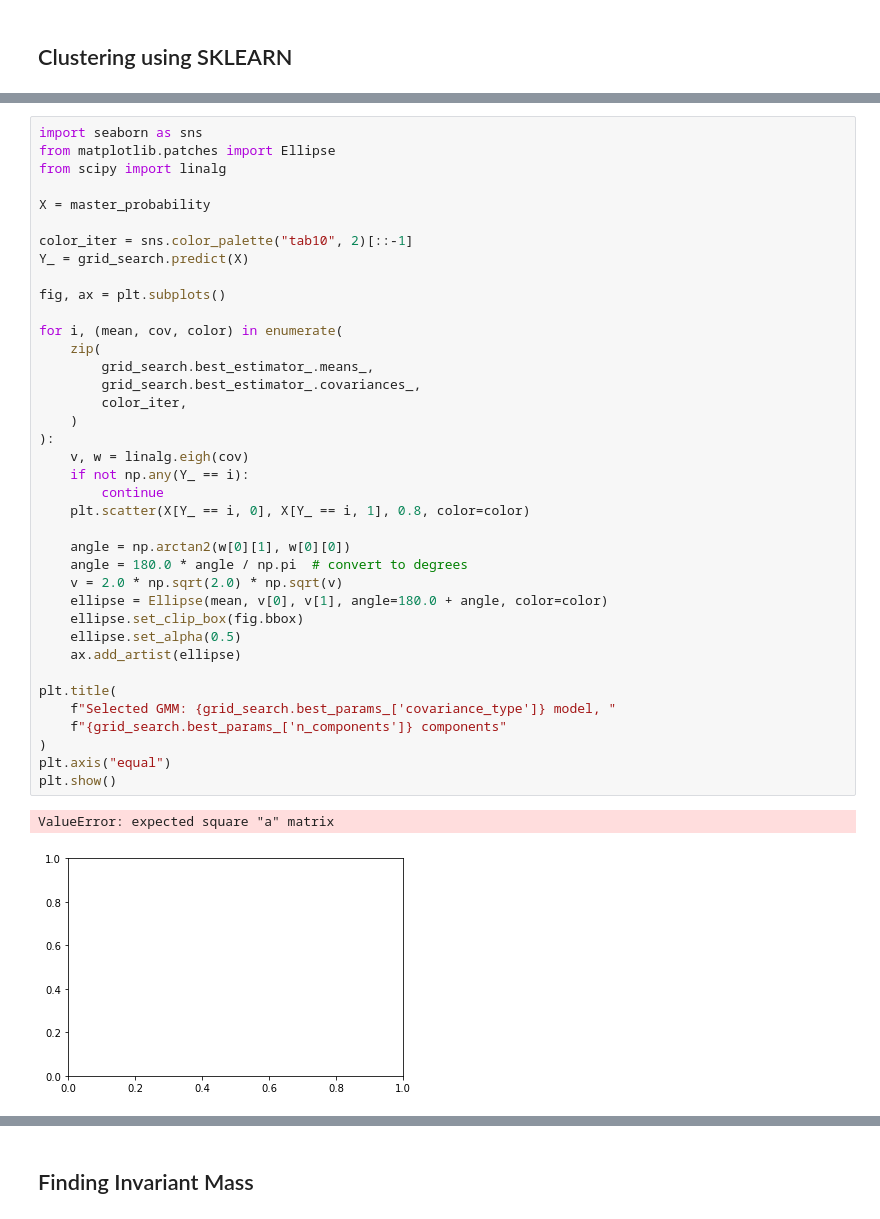
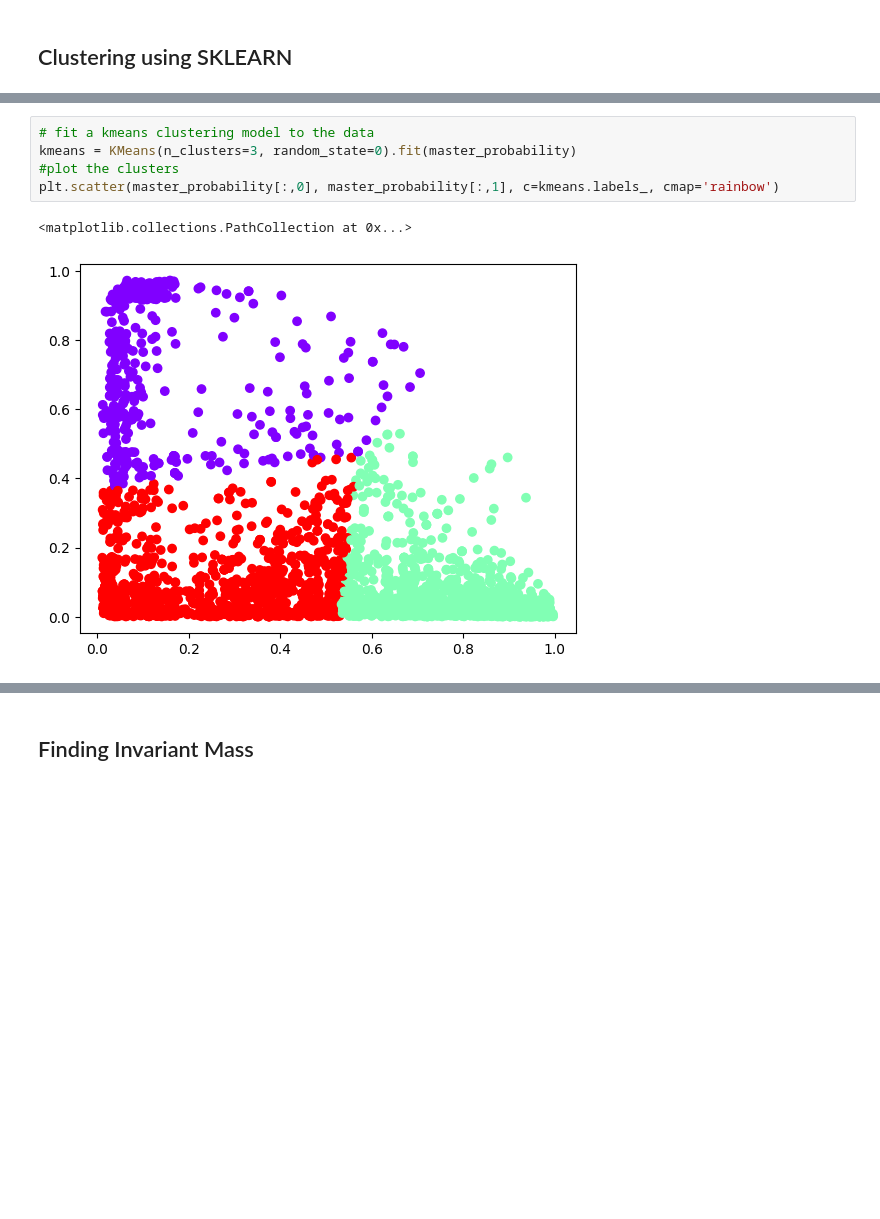
Before and after one commit to aavashsubedi/labs_yr3, a Jupyter notebook: matter_antimatter/aavash.ipynb, the cells around one changed output, grey strips where cells are left out. Drawn from its saved outputs; the diff is of its cells as text; blank space fills up the shorter version.

```diff
--- a/matter_antimatter/aavash.ipynb
+++ b/matter_antimatter/aavash.ipynb
@@ -560,41 +569,8 @@ df.sort_values(by="BIC score").head()
-# %%
-import seaborn as sns
-from matplotlib.patches import Ellipse
-from scipy import linalg
-
-X = master_probability
-
-color_iter = sns.color_palette("tab10", 2)[::-1]
-Y_ = grid_search.predict(X)
-
-fig, ax = plt.subplots()
-
-for i, (mean, cov, color) in enumerate(
-    zip(
-        grid_search.best_estimator_.means_,
-        grid_search.best_estimator_.covariances_,
-        color_iter,
-    )
-):
-    v, w = linalg.eigh(cov)
-    if not np.any(Y_ == i):
-        continue
-    plt.scatter(X[Y_ == i, 0], X[Y_ == i, 1], 0.8, color=color)
-
-    angle = np.arctan2(w[0][1], w[0][0])
-    angle = 180.0 * angle / np.pi  # convert to degrees
-    v = 2.0 * np.sqrt(2.0) * np.sqrt(v)
-    ellipse = Ellipse(mean, v[0], v[1], angle=180.0 + angle, color=color)
-    ellipse.set_clip_box(fig.bbox)
-    ellipse.set_alpha(0.5)
-    ax.add_artist(ellipse)
-
-plt.title(
-    f"Selected GMM: {grid_search.best_params_['covariance_type']} model, "
-    f"{grid_search.best_params_['n_components']} components"
-)
-plt.axis("equal")
-plt.show()
-# %% [output]
-ValueError: expected square "a" matrix
-[figure, removed]
+# %%
+# fit a kmeans clustering model to the data
+kmeans = KMeans(n_clusters=3, random_state=0).fit(master_probability)
+#plot the clusters
+plt.scatter(master_probability[:,0], master_probability[:,1], c=kmeans.labels_, cmap='rainbow')
+# %% [output]
+<matplotlib.collections.PathCollection at 0x...>
+[figure, added]
```
Also changed, not shown: parts of 11 cells of this notebook.
